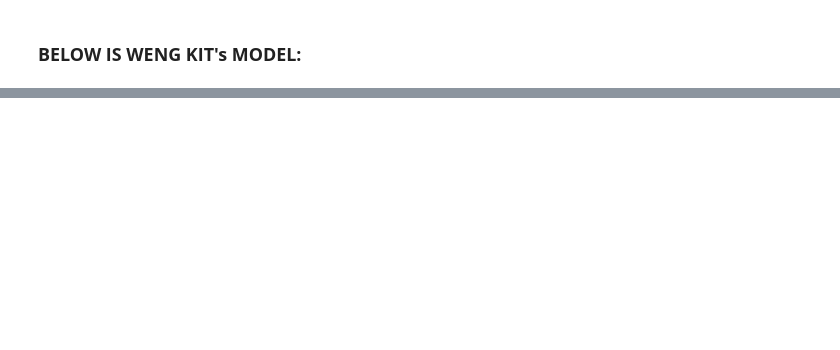
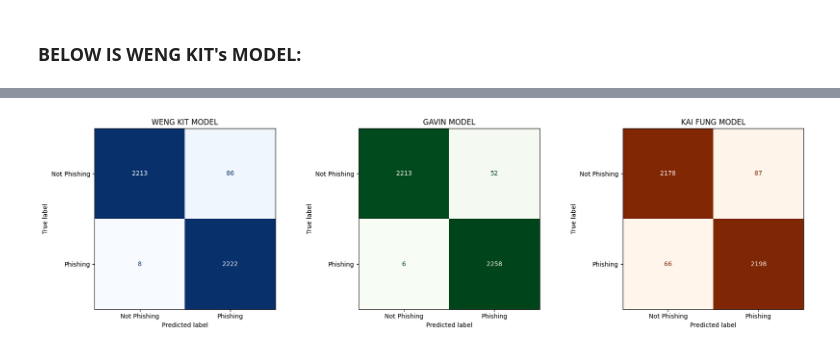
Before and after one commit to Octaxx/DLI-Assignment, a Jupyter notebook: Compile_Model.ipynb, the cells around one changed output, grey strips where cells are left out. Cells and saved outputs as stored; diff of their text form; code cells hidden in the pictures; blank space fills up the shorter version.

Commit message:
Graphs

```diff
--- a/Compile_Model.ipynb
+++ b/Compile_Model.ipynb
@@ -344,8 +350,8 @@ for run in range(num_runs):
     print(f"\n📦 Hybrid Training Run {run+1}/{num_runs}")
 
     # Prepare data
-    kf_X = kf_df_balanced[['Email Text'] + custom_features]
-    kf_y = kf_df_balanced['Label'].values
+    kf_X = df_balanced[['Email Text'] + custom_features]
+    kf_y = df_balanced['Label'].values
     kf_X_train, kf_X_test, kf_y_train, kf_y_test = train_test_split(kf_X, kf_y, test_size=0.2, stratify=kf_y, random_state=run)
 
     # MLP input
@@ -374,7 +380,7 @@ for run in range(num_runs):
 
     # === Train Base Models ===
     clf_nb = MultinomialNB()
-    clf_svm = CalibratedClassifierCV(estimator=LinearSVC(), cv=3)
+    clf_svm = CalibratedClassifierCV(estimator=LinearSVC(dual='auto'), cv=3)
 
     # === Voting Ensemble (only NB + SVM) ===
     kf_ensemble = VotingClassifier(estimators=[
@@ -454,7 +505,7 @@ def create_lr_model():
     model.compile(optimizer='adam', loss='binary_crossentropy', metrics=['accuracy'])
     return model
 
-lr_model = KerasClassifier(model=create_lr_model, epochs=1, batch_size=32, verbose=0)
+lr_model = KerasClassifier(model=create_lr_model, epochs=n_epochs, batch_size=32, verbose=0)
 
 # KNN (no epochs)
 knn_model = KNeighborsClassifier(n_neighbors=5)
@@ -471,7 +522,7 @@ def create_cnn_model():
     model.compile(optimizer='adam', loss='binary_crossentropy', metrics=['accuracy'])
     return model
 
-cnn_model = KerasClassifier(model=create_cnn_model, epochs=3, batch_size=64, verbose=1)
+cnn_model = KerasClassifier(model=create_cnn_model, epochs=n_epochs, batch_size=64, verbose=1)
 # %%
 # Fit each model separately
 lr_model.fit(X_train_tfidf, y_train, validation_data=(X_test_tfidf, y_test), verbose=1)
@@ -493,0 +604,30 @@ print(f"📊 Ensemble Model Accuracy: {ensemble_acc:.4f}")
+# %%
+import matplotlib.pyplot as plt
+from sklearn.metrics import confusion_matrix, ConfusionMatrixDisplay
+
+# Create subplots
+fig, axes = plt.subplots(1, 3, figsize=(18, 5))  # 1 row, 3 columns
+
+# === Model 1 ===
+cm1 = confusion_matrix(y_test, combined_preds)
+disp1 = ConfusionMatrixDisplay(confusion_matrix=cm1, display_labels=['Not Phishing', 'Phishing'])
+disp1.plot(ax=axes[0], cmap='Blues', colorbar=False)
+axes[0].set_title('WENG KIT MODEL')
+
+# === Model 2 ===
+cm2 = confusion_matrix(y_test_G, y_pred_G)
+disp2 = ConfusionMatrixDisplay(confusion_matrix=cm2, display_labels=['Not Phishing', 'Phishing'])
+disp2.plot(ax=axes[1], cmap='Greens', colorbar=False)
+axes[1].set_title('GAVIN MODEL')
+
+# === Model 3 ===
+cm3 = confusion_matrix(kf_y_test, kf_y_pred)
+disp3 = ConfusionMatrixDisplay(confusion_matrix=cm3, display_labels=['Not Phishing', 'Phishing'])
+disp3.plot(ax=axes[2], cmap='Oranges', colorbar=False)
+axes[2].set_title('KAI FUNG MODEL')
+
+# Show the full plot
+plt.tight_layout()
+plt.show()
+# %% [output]
+[figure, added]
```
Also changed, not shown: parts of 12 cells of this notebook.
